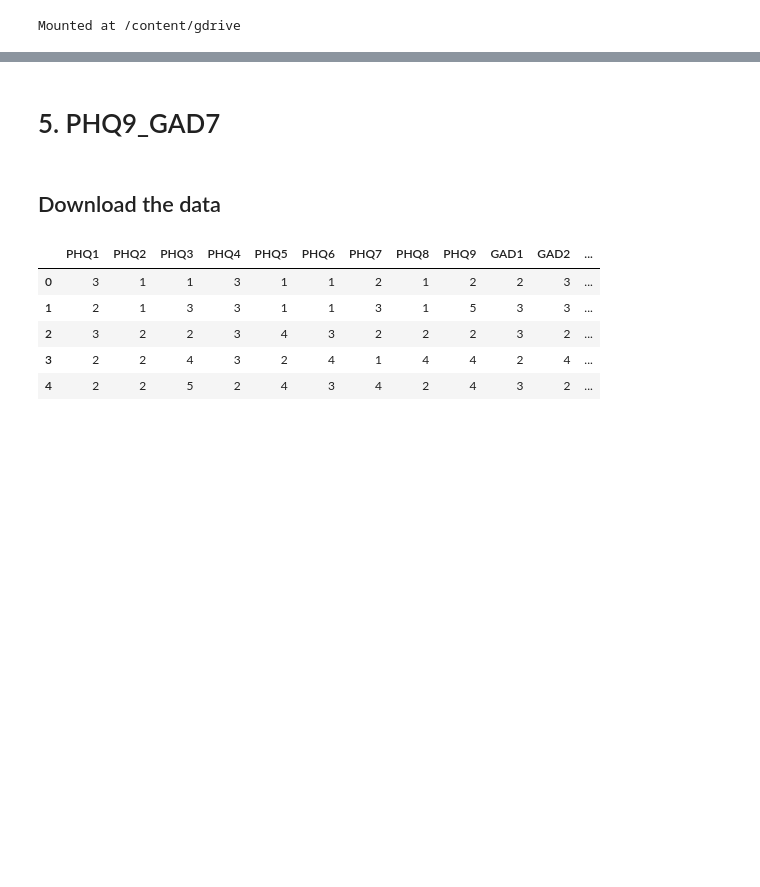
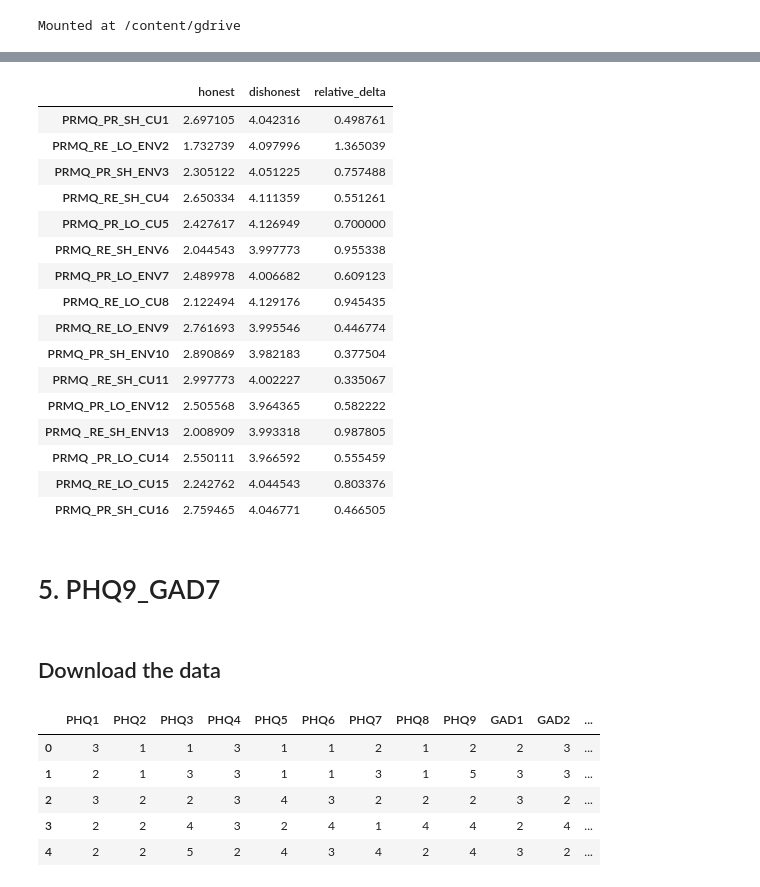
Before and after one commit to PashaIanko/Robust-Feature-Selection, a Jupyter notebook: main.ipynb, the cells around one changed output, grey strips where cells are left out. Cells and saved outputs as stored; diff of their text form; code cells hidden in the pictures; blank space fills up the shorter version.

```diff
--- a/main.ipynb
+++ b/main.ipynb
@@ -85,3 +330,23 @@ Mounted at /content/gdrive
+# %%
+mean_responses
+# %% [output]
+|  | honest | dishonest | relative_delta |
+| PRMQ_PR_SH_CU1 | 2.697105 | 4.042316 | 0.498761 |
+| PRMQ_RE _LO_ENV2 | 1.732739 | 4.097996 | 1.365039 |
+| PRMQ_PR_SH_ENV3 | 2.305122 | 4.051225 | 0.757488 |
+| PRMQ_RE_SH_CU4 | 2.650334 | 4.111359 | 0.551261 |
+| PRMQ_PR_LO_CU5 | 2.427617 | 4.126949 | 0.700000 |
+| PRMQ_RE_SH_ENV6 | 2.044543 | 3.997773 | 0.955338 |
+| PRMQ_PR_LO_ENV7 | 2.489978 | 4.006682 | 0.609123 |
+| PRMQ_RE_LO_CU8 | 2.122494 | 4.129176 | 0.945435 |
+| PRMQ_RE_LO_ENV9 | 2.761693 | 3.995546 | 0.446774 |
+| PRMQ_PR_SH_ENV10 | 2.890869 | 3.982183 | 0.377504 |
+| PRMQ _RE_SH_CU11 | 2.997773 | 4.002227 | 0.335067 |
+| PRMQ_PR_LO_ENV12 | 2.505568 | 3.964365 | 0.582222 |
+| PRMQ _RE_SH_ENV13 | 2.008909 | 3.993318 | 0.987805 |
+| PRMQ _PR_LO_CU14 | 2.550111 | 3.966592 | 0.555459 |
+| PRMQ_RE_LO_CU15 | 2.242762 | 4.044543 | 0.803376 |
+| PRMQ_PR_SH_CU16 | 2.759465 | 4.046771 | 0.466505 |
 # %% [markdown]
 # 5. PHQ9_GAD7
 # %% [markdown]
```
Also changed, not shown: parts of 38 cells of this notebook.
